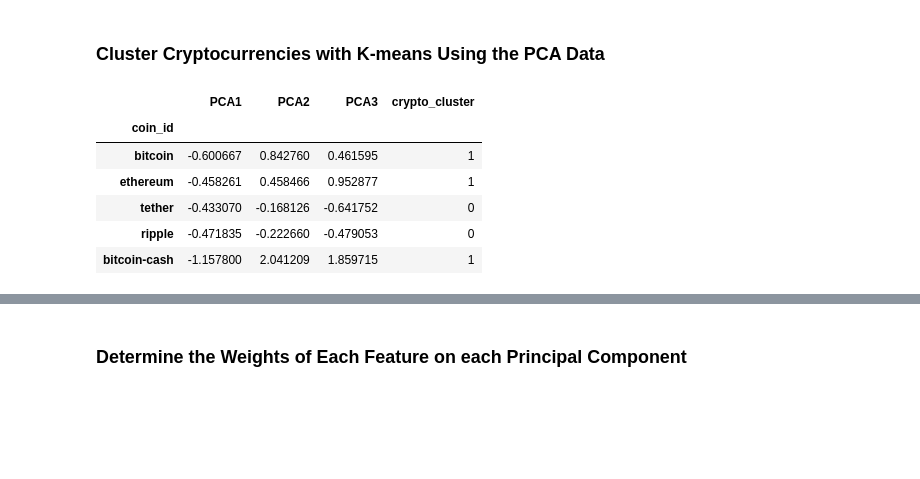
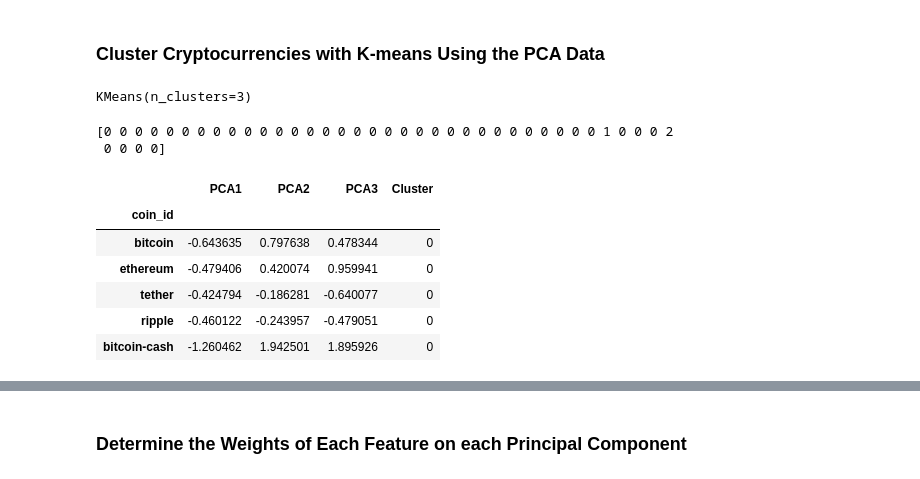
Before and after one commit to sbradley71/CryptoClustering, a Jupyter notebook: Crypto_Clustering.ipynb, the cells around one changed output, grey strips where cells are left out. Saved outputs shown, nothing was run; the diff lists cells and outputs as text; code cells hidden in the pictures; blank space fills up the shorter version.

```diff
--- a/Crypto_Clustering.ipynb
+++ b/Crypto_Clustering.ipynb
@@ -198,7 +198,7 @@ pca = PCA(n_components=3)
 # %%
 # Use the PCA model with `fit_transform` on the original scaled DataFrame to reduce to three principal components.
 pca_result = pca.fit_transform(scaled_df)
-df_pca = pd.DataFrame(data=pca_result, columns=['PC1', 'PC2', 'PC3'])
+df_pca = pd.DataFrame(data=pca_result, columns=['PCA1', 'PCA2', 'PCA3'])
 
 # View the first five rows of the DataFrame.
 display(df_pca.head())
@@ -318,28 +318,38 @@ plt.show()
 ### Cluster Cryptocurrencies with K-means Using the PCA Data
 # %%
 # Initialize the K-Means model using the best value for k
+best_k = 3
+best_kmeans_model = KMeans(n_clusters=best_k)
 # %%
 # Fit the K-Means model using the PCA data
+best_kmeans_model.fit(df_pca)
+# %% [output]
+KMeans(n_clusters=3)
 # %%
 # Predict the clusters to group the cryptocurrencies using the PCA data
-
+cluster_values = best_kmeans_model.predict(df_pca)
 
 # Print the resulting array of cluster values.
+print(cluster_values)
+# %% [output]
+[0 0 0 0 0 0 0 0 0 0 0 0 0 0 0 0 0 0 0 0 0 0 0 0 0 0 0 0 0 0 0 0 1 0 0 0 2
+ 0 0 0 0]
 # %%
 # Create a copy of the DataFrame with the PCA data
-
+df_pca_clusters = df_pca.copy()
 
 # Add a new column to the DataFrame with the predicted clusters
-
+df_pca_clusters['Cluster'] = cluster_values
 
 # Display sample data
+display(df_pca_clusters.head())
 # %% [output]
-|  | PCA1 | PCA2 | PCA3 | crypto_cluster |
+|  | PCA1 | PCA2 | PCA3 | Cluster |
 | coin_id |  |  |  |  |
-| bitcoin | -0.600667 | 0.842760 | 0.461595 | 1 |
-| ethereum | -0.458261 | 0.458466 | 0.952877 | 1 |
-| tether | -0.433070 | -0.168126 | -0.641752 | 0 |
-| ripple | -0.471835 | -0.222660 | -0.479053 | 0 |
-| bitcoin-cash | -1.157800 | 2.041209 | 1.859715 | 1 |
+| bitcoin | -0.643635 | 0.797638 | 0.478344 | 0 |
+| ethereum | -0.479406 | 0.420074 | 0.959941 | 0 |
+| tether | -0.424794 | -0.186281 | -0.640077 | 0 |
+| ripple | -0.460122 | -0.243957 | -0.479051 | 0 |
+| bitcoin-cash | -1.260462 | 1.942501 | 1.895926 | 0 |
 # %%
 # Create a scatter plot using hvPlot by setting `x="PCA1"` and `y="PCA2"`.
```
Also changed, not shown: parts of 8 cells of this notebook.
